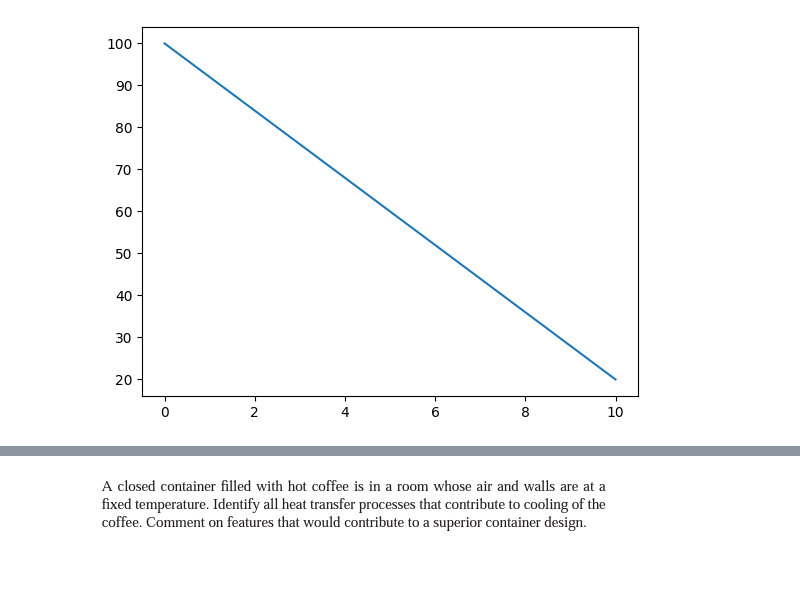
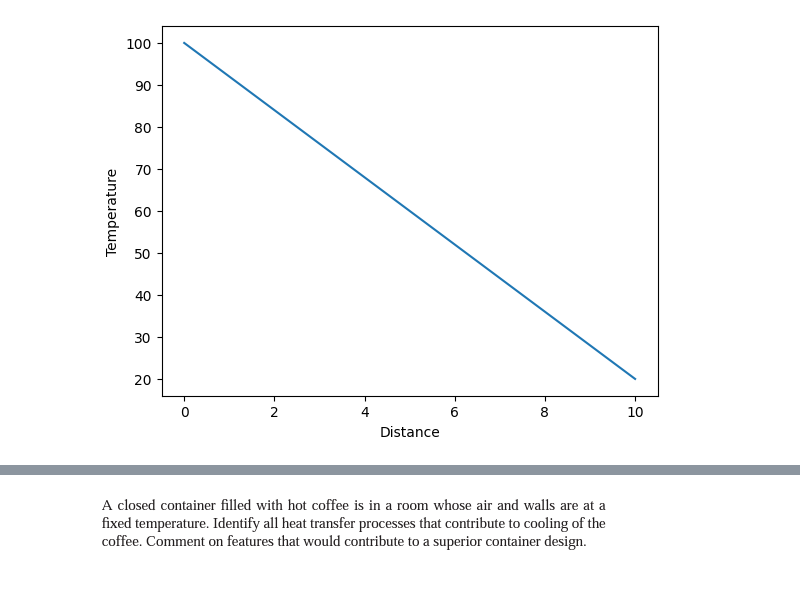
Before and after one commit to wesleykchang/Drexel-MEM-611, a Jupyter notebook: S1.ipynb, the cells around one changed output, grey strips where cells are left out. Drawn from its saved outputs; the diff is of its cells as text; code cells hidden in the pictures.

```diff
--- a/S1.ipynb
+++ b/S1.ipynb
@@ -116,23 +118,24 @@ therefore, $$ T(x) = \frac{T_2 - T_1}{L}x + T_1 $$
 # %%
 import pandas as pd
 import numpy as np
 import matplotlib.pyplot as plt
 
 L = 10 #cm
 T1 = 100 #Celsius
 T2 = 20 #Celsius
 
 x = np.linspace(0, 10, 100)
 T = (T2-T1)/L * x + T1
 
 figure = plt.figure(1)
 ax1 = figure.add_subplot(111)
 
 ax1.plot(x,T)
-
+ax1.set_xlabel('Distance')
+ax1.set_ylabel('Temperature')
 plt.show()
 # %% [output]
-[figure, old version]
+[figure, new version]
 # %%
 L = 0.25 #meters
 k = 40 #W/m-K
```
Also changed, not shown: parts of 6 cells of this notebook.
